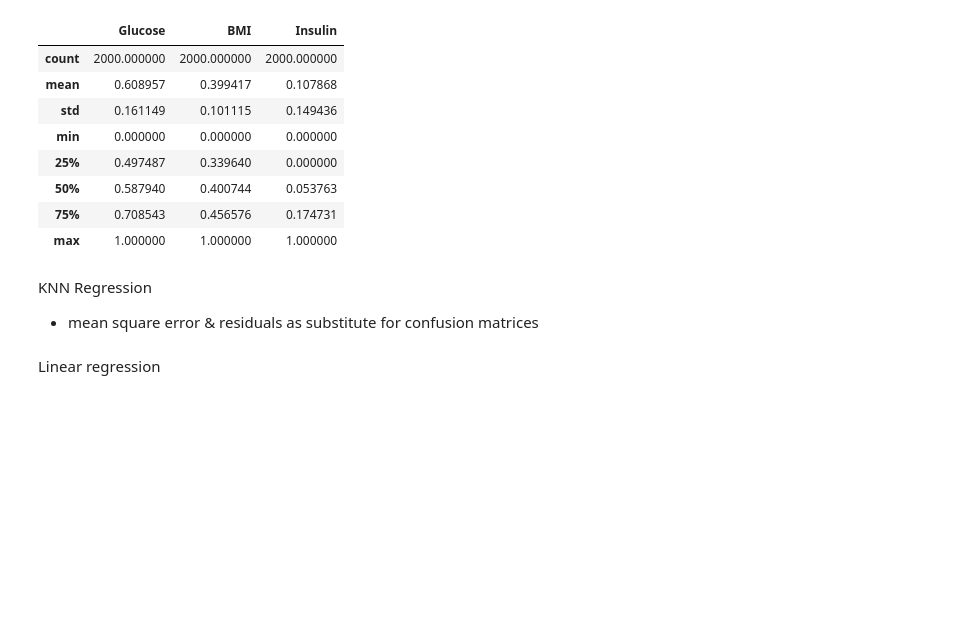
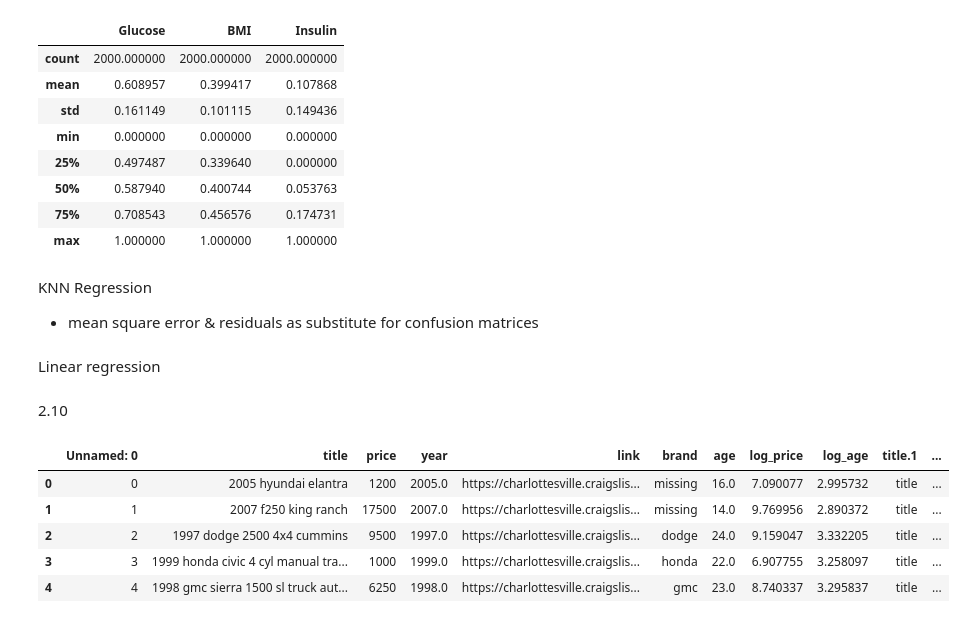
Before and after one commit to AngelikaBaloy/scratchpad, a Jupyter notebook: DS3001_2_5.ipynb, the cells around one changed output. Drawn from its saved outputs; the diff is of its cells as text; code cells hidden in the pictures; blank space fills up the shorter version.

```diff
--- a/DS3001_2_5.ipynb
+++ b/DS3001_2_5.ipynb
@@ -152,3 +152,21 @@ def mse(y_test,y_hat):
 # or from sklearn.metrics import mean_squared_error
 # %% [markdown]
 Linear regression
+# %% [markdown]
+2.10
+# %%
+import numpy as np
+import matplotlib.pyplot as plt
+import pandas as pd
+import seaborn as sns
+
+df = pd.read_csv('./data/craiglist_cville_cars_long.csv')
+df['age'] = np.max(df['year']) - df['year']
+df.head()
+# %% [output]
+|  | Unnamed: 0 | title | price | year | link | brand | age | log_price | log_age | title.1 | ... |
+| 0 | 0 | 2005 hyundai elantra | 1200 | 2005.0 | https://charlottesville.craigslis... | missing | 16.0 | 7.090077 | 2.995732 | title | ... |
+| 1 | 1 | 2007 f250 king ranch | 17500 | 2007.0 | https://charlottesville.craigslis... | missing | 14.0 | 9.769956 | 2.890372 | title | ... |
+| 2 | 2 | 1997 dodge 2500 4x4 cummins | 9500 | 1997.0 | https://charlottesville.craigslis... | dodge | 24.0 | 9.159047 | 3.332205 | title | ... |
+| 3 | 3 | 1999 honda civic 4 cyl manual tra... | 1000 | 1999.0 | https://charlottesville.craigslis... | honda | 22.0 | 6.907755 | 3.258097 | title | ... |
+| 4 | 4 | 1998 gmc sierra 1500 sl truck aut... | 6250 | 1998.0 | https://charlottesville.craigslis... | gmc | 23.0 | 8.740337 | 3.295837 | title | ... |
```
Also changed, not shown: parts of 7 cells of this notebook.
